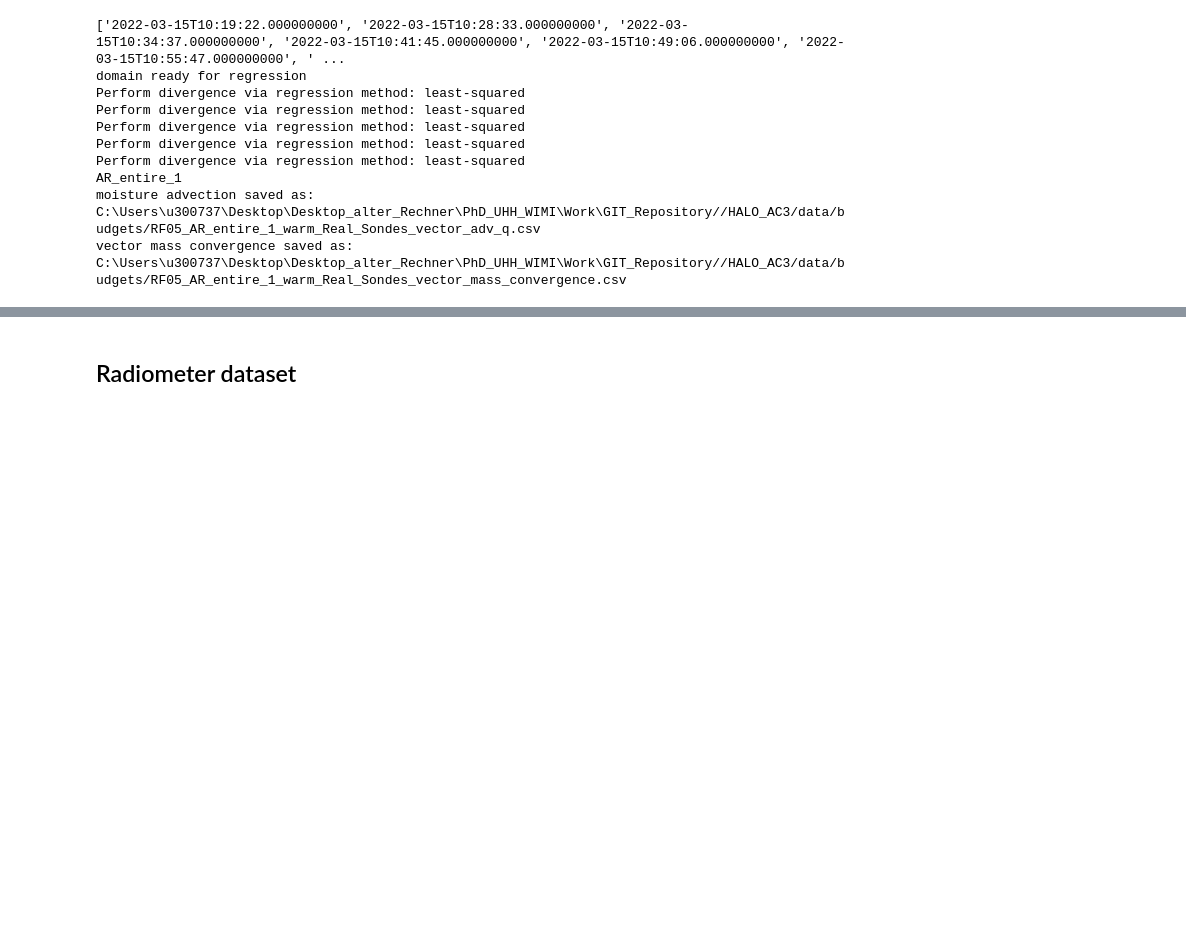
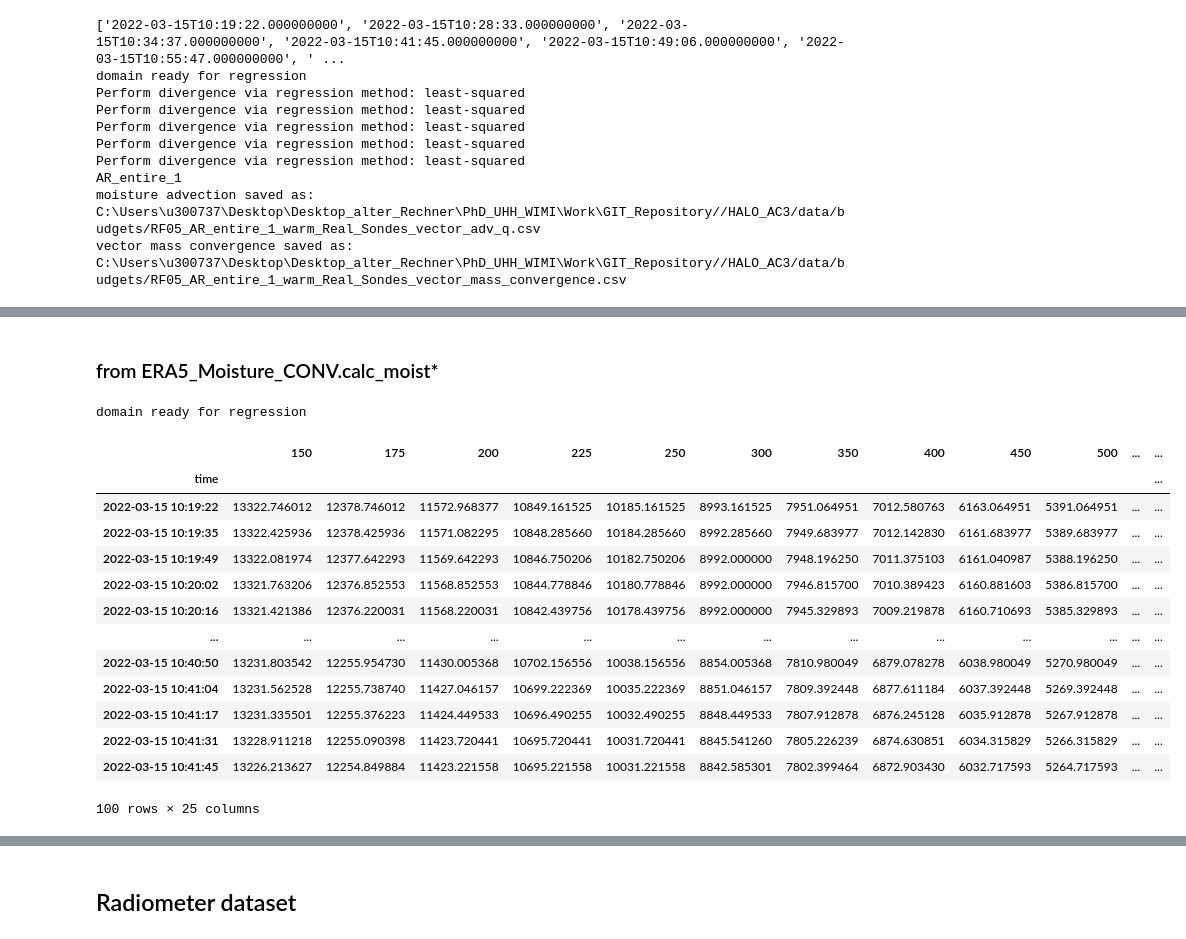
Before and after one commit to hdorff94/HALO_AC3_AR_Budget_Closure, a Jupyter notebook: notebooks/sonde_moisture_transport_divergence.ipynb, the cells around one changed output, grey strips where cells are left out. Saved outputs shown, nothing was run; the diff lists cells and outputs as text; code cells hidden in the pictures; blank space fills up the shorter version.

```diff
--- a/notebooks/sonde_moisture_transport_divergence.ipynb
+++ b/notebooks/sonde_moisture_transport_divergence.ipynb
@@ -778,0 +845,2 @@ if flight[0]=="RF05" and sector_to_plot=="cold":
+# %% [markdown]
+### from ERA5_Moisture_CONV.calc_moist*
@@ -778,0 +872,42 @@ if flight[0]=="RF05" and sector_to_plot=="cold":
+# %%
+# further stuff to be inserted
+if not "q" in HMC.keys():
+    HMC["q"]=HMC["specific_humidity"].copy()
+inflow_times  =   inflow_sondes_times
+outflow_times =   outflow_sondes_times
+q_inflow_sondes =HMC["q"].loc[inflow_times]
+q_outflow_sondes=HMC["q"].loc[outflow_times]
+u_inflow_sondes =HMC["u"].loc[inflow_times]
+u_outflow_sondes=HMC["u"].loc[outflow_times]
+v_inflow_sondes =HMC["v"].loc[inflow_times]
+v_outflow_sondes=HMC["v"].loc[outflow_times]
+z_inflow_sondes =HMC["Geopot_Z"].loc[inflow_times]
+z_outflow_sondes=HMC["Geopot_Z"].loc[outflow_times]
+# calculate additional parameters
+wind_inflow_sondes=np.sqrt(u_inflow_sondes**2+\
+                   v_inflow_sondes**2)
+wind_outflow_sondes=np.sqrt(u_outflow_sondes**2+\
+                    v_outflow_sondes**2)
+moist_transport_inflow=q_inflow_sondes*wind_inflow_sondes
+moist_transport_outflow=q_outflow_sondes*wind_outflow_sondes
+
+### Prepare the pattern for regression method
+sondes_pos_all=ERA5_Moisture_CONV.get_xy_coords_for_domain(
+                        sondes_pos_all)
+z_inflow_sondes
+# %% [output]
+domain ready for regression
+|  | 150 | 175 | 200 | 225 | 250 | 300 | 350 | 400 | 450 | 500 | ... | ... |
+| time |  |  |  |  |  |  |  |  |  |  |  | ... |
+| 2022-03-15 10:19:22 | 13322.746012 | 12378.746012 | 11572.968377 | 10849.161525 | 10185.161525 | 8993.161525 | 7951.064951 | 7012.580763 | 6163.064951 | 5391.064951 | ... | ... |
+| 2022-03-15 10:19:35 | 13322.425936 | 12378.425936 | 11571.082295 | 10848.285660 | 10184.285660 | 8992.285660 | 7949.683977 | 7012.142830 | 6161.683977 | 5389.683977 | ... | ... |
+| 2022-03-15 10:19:49 | 13322.081974 | 12377.642293 | 11569.642293 | 10846.750206 | 10182.750206 | 8992.000000 | 7948.196250 | 7011.375103 | 6161.040987 | 5388.196250 | ... | ... |
+| 2022-03-15 10:20:02 | 13321.763206 | 12376.852553 | 11568.852553 | 10844.778846 | 10180.778846 | 8992.000000 | 7946.815700 | 7010.389423 | 6160.881603 | 5386.815700 | ... | ... |
+| 2022-03-15 10:20:16 | 13321.421386 | 12376.220031 | 11568.220031 | 10842.439756 | 10178.439756 | 8992.000000 | 7945.329893 | 7009.219878 | 6160.710693 | 5385.329893 | ... | ... |
+| ... | ... | ... | ... | ... | ... | ... | ... | ... | ... | ... | ... | ... |
+| 2022-03-15 10:40:50 | 13231.803542 | 12255.954730 | 11430.005368 | 10702.156556 | 10038.156556 | 8854.005368 | 7810.980049 | 6879.078278 | 6038.980049 | 5270.980049 | ... | ... |
+| 2022-03-15 10:41:04 | 13231.562528 | 12255.738740 | 11427.046157 | 10699.222369 | 10035.222369 | 8851.046157 | 7809.392448 | 6877.611184 | 6037.392448 | 5269.392448 | ... | ... |
+| 2022-03-15 10:41:17 | 13231.335501 | 12255.376223 | 11424.449533 | 10696.490255 | 10032.490255 | 8848.449533 | 7807.912878 | 6876.245128 | 6035.912878 | 5267.912878 | ... | ... |
+| 2022-03-15 10:41:31 | 13228.911218 | 12255.090398 | 11423.720441 | 10695.720441 | 10031.720441 | 8845.541260 | 7805.226239 | 6874.630851 | 6034.315829 | 5266.315829 | ... | ... |
+| 2022-03-15 10:41:45 | 13226.213627 | 12254.849884 | 11423.221558 | 10695.221558 | 10031.221558 | 8842.585301 | 7802.399464 | 6872.903430 | 6032.717593 | 5264.717593 | ... | ... |
+100 rows × 25 columns
```
Also changed, not shown: parts of 10 cells of this notebook, 16 other files.
